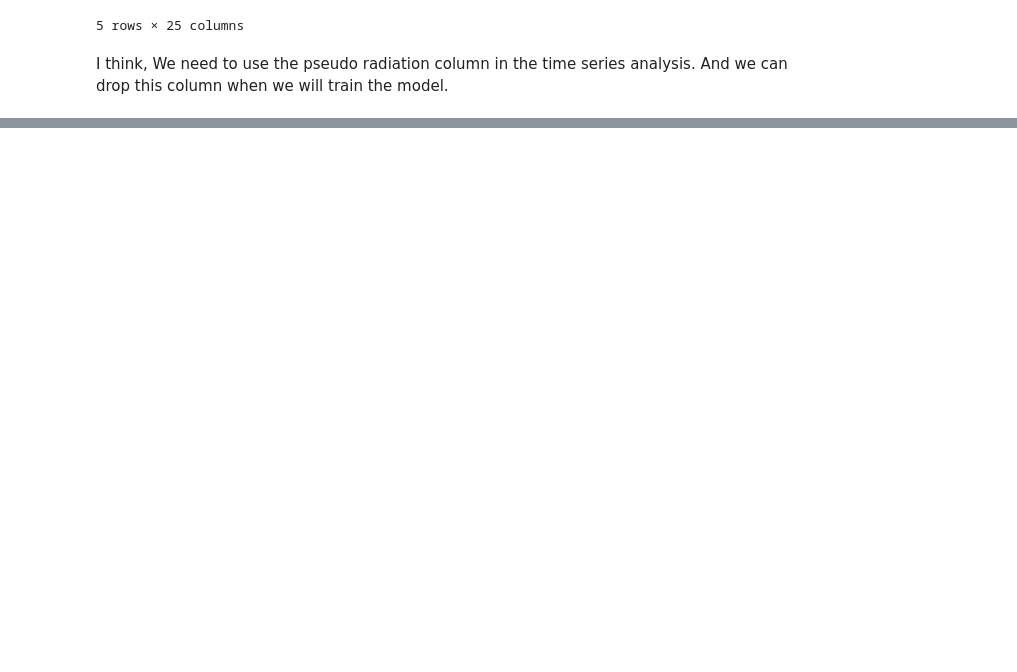
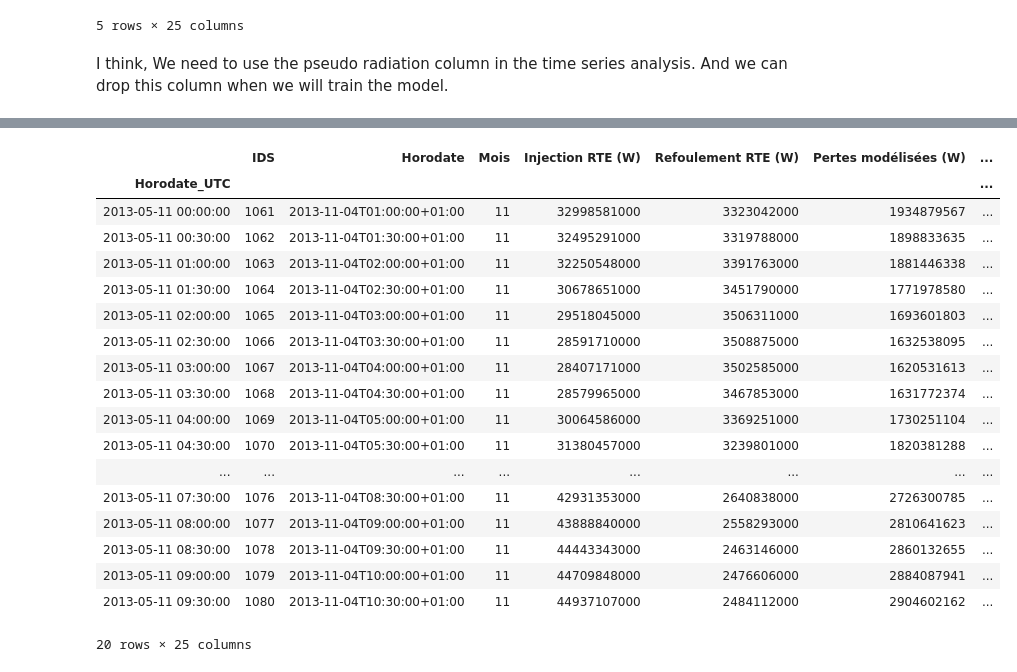
Before and after one commit to fredcoq/challenge-data-ens, a Jupyter notebook: cleaning_dataset.ipynb, the cells around one changed output, grey strips where cells are left out. Drawn from its saved outputs; the diff is of its cells as text; code cells hidden in the pictures; blank space fills up the shorter version.

```diff
--- a/cleaning_dataset.ipynb
+++ b/cleaning_dataset.ipynb
@@ -136,0 +193,24 @@ dayoff_df.head(20)
+# %%
+winter_time_dayoff_df = date.public_holiday()
+
+winter_time_dayoff_df.head(20)
+# %% [output]
+|  | IDS | Horodate | Mois | Injection RTE (W) | Refoulement RTE (W) | Pertes modélisées (W) | ... |
+| Horodate_UTC |  |  |  |  |  |  | ... |
+| 2013-05-11 00:00:00 | 1061 | 2013-11-04T01:00:00+01:00 | 11 | 32998581000 | 3323042000 | 1934879567 | ... |
+| 2013-05-11 00:30:00 | 1062 | 2013-11-04T01:30:00+01:00 | 11 | 32495291000 | 3319788000 | 1898833635 | ... |
+| 2013-05-11 01:00:00 | 1063 | 2013-11-04T02:00:00+01:00 | 11 | 32250548000 | 3391763000 | 1881446338 | ... |
+| 2013-05-11 01:30:00 | 1064 | 2013-11-04T02:30:00+01:00 | 11 | 30678651000 | 3451790000 | 1771978580 | ... |
+| 2013-05-11 02:00:00 | 1065 | 2013-11-04T03:00:00+01:00 | 11 | 29518045000 | 3506311000 | 1693601803 | ... |
+| 2013-05-11 02:30:00 | 1066 | 2013-11-04T03:30:00+01:00 | 11 | 28591710000 | 3508875000 | 1632538095 | ... |
+| 2013-05-11 03:00:00 | 1067 | 2013-11-04T04:00:00+01:00 | 11 | 28407171000 | 3502585000 | 1620531613 | ... |
+| 2013-05-11 03:30:00 | 1068 | 2013-11-04T04:30:00+01:00 | 11 | 28579965000 | 3467853000 | 1631772374 | ... |
+| 2013-05-11 04:00:00 | 1069 | 2013-11-04T05:00:00+01:00 | 11 | 30064586000 | 3369251000 | 1730251104 | ... |
+| 2013-05-11 04:30:00 | 1070 | 2013-11-04T05:30:00+01:00 | 11 | 31380457000 | 3239801000 | 1820381288 | ... |
+| ... | ... | ... | ... | ... | ... | ... | ... |
+| 2013-05-11 07:30:00 | 1076 | 2013-11-04T08:30:00+01:00 | 11 | 42931353000 | 2640838000 | 2726300785 | ... |
+| 2013-05-11 08:00:00 | 1077 | 2013-11-04T09:00:00+01:00 | 11 | 43888840000 | 2558293000 | 2810641623 | ... |
+| 2013-05-11 08:30:00 | 1078 | 2013-11-04T09:30:00+01:00 | 11 | 44443343000 | 2463146000 | 2860132655 | ... |
+| 2013-05-11 09:00:00 | 1079 | 2013-11-04T10:00:00+01:00 | 11 | 44709848000 | 2476606000 | 2884087941 | ... |
+| 2013-05-11 09:30:00 | 1080 | 2013-11-04T10:30:00+01:00 | 11 | 44937107000 | 2484112000 | 2904602162 | ... |
+20 rows × 25 columns
```
Also changed, not shown: parts of 9 cells of this notebook, 1 other file.
